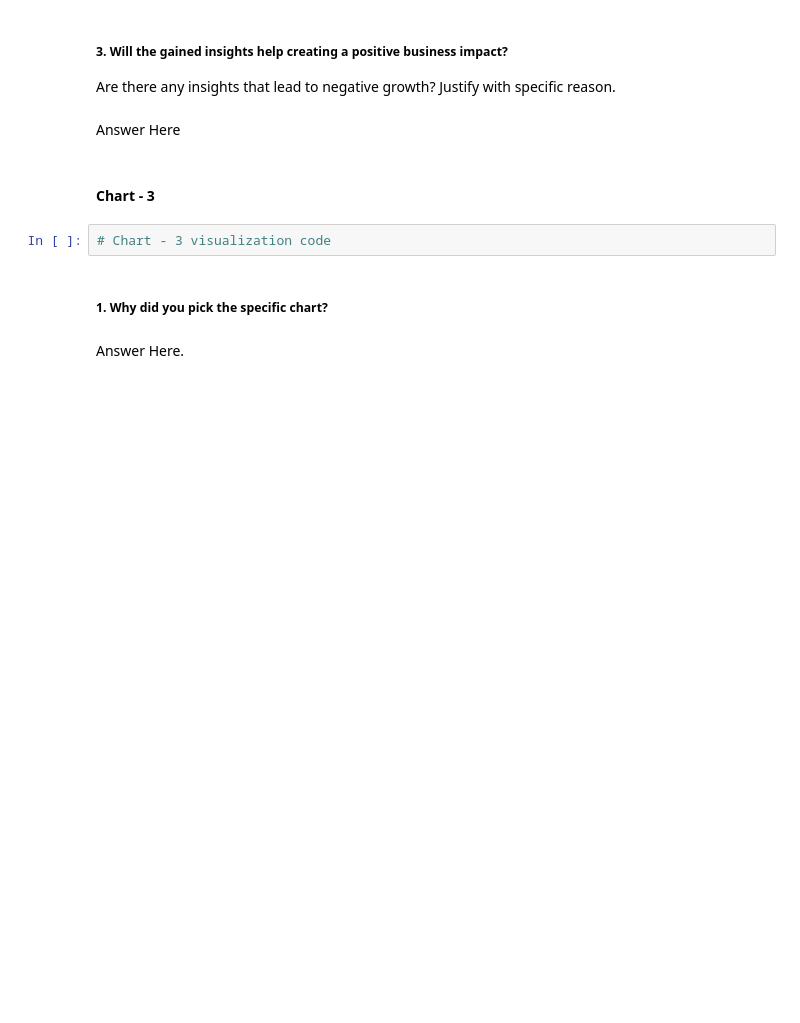
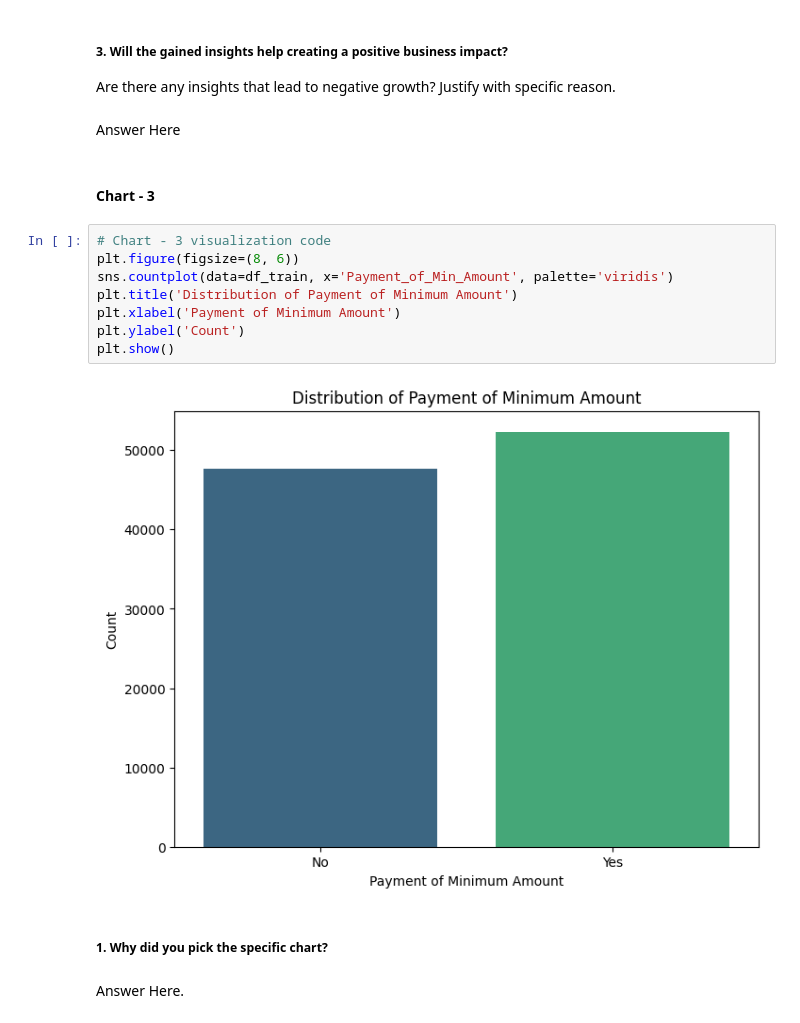
Before and after one commit to Abdullah-47/PaisaBazaar-Credit-Score-Prediction, a Jupyter notebook: PaisaBazaar_Credit_Score_Prediction_ML_Submission.ipynb, the cells around one changed output. Cells and saved outputs as stored; diff of their text form; blank space fills up the shorter version.

```diff
--- a/PaisaBazaar_Credit_Score_Prediction_ML_Submission.ipynb
+++ b/PaisaBazaar_Credit_Score_Prediction_ML_Submission.ipynb
@@ -169,8 +551,16 @@ Are there any insights that lead to negative growth? Justify with specific reaso
 Answer Here
 # %% [markdown]
 #### Chart - 3
-# %%
-# Chart - 3 visualization code
+# %%
+# Chart - 3 visualization code
+plt.figure(figsize=(8, 6))
+sns.countplot(data=df_train, x='Payment_of_Min_Amount', palette='viridis')
+plt.title('Distribution of Payment of Minimum Amount')
+plt.xlabel('Payment of Minimum Amount')
+plt.ylabel('Count')
+plt.show()
+# %% [output]
+[figure, added]
 # %% [markdown]
 ##### 1. Why did you pick the specific chart?
 # %% [markdown]
```
Also changed, not shown: parts of 103 cells of this notebook.
